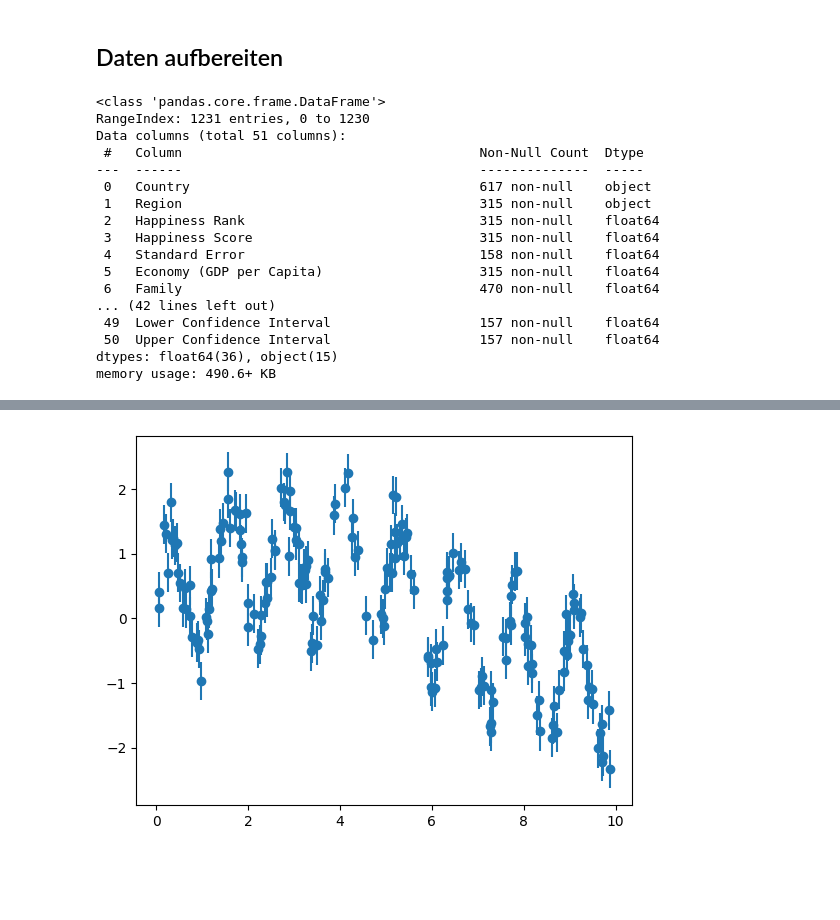
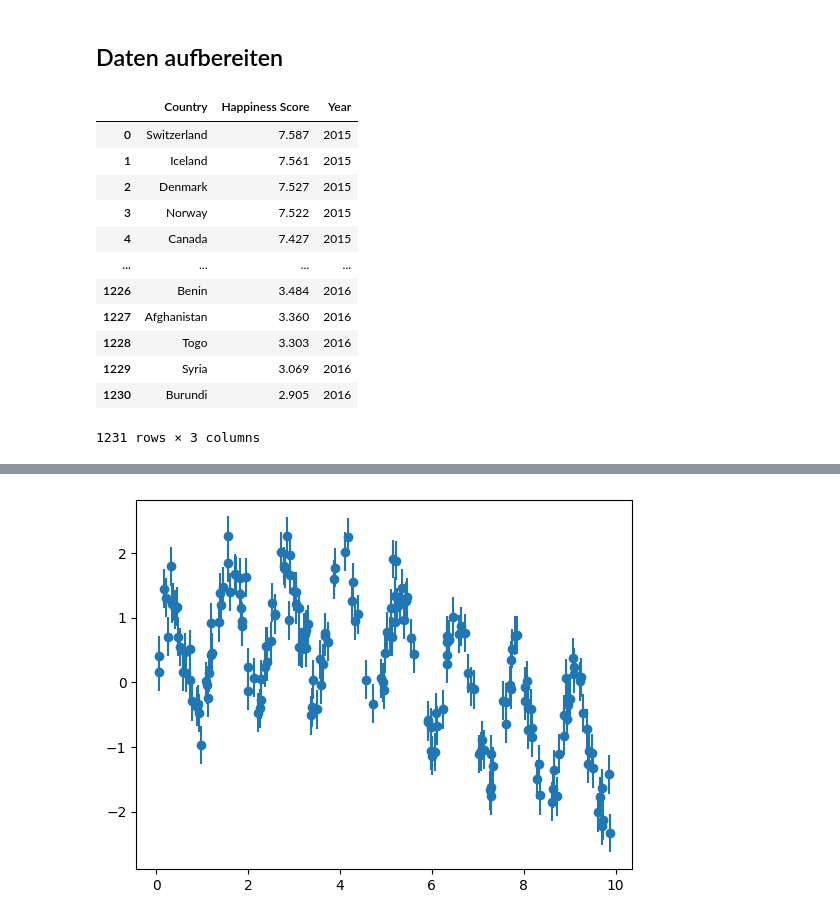
Before and after one commit to thirdcoffee/predicting-world-happiness, a Jupyter notebook: notebooks/predictor.ipynb, the cells around one changed output, grey strips where cells are left out. Cells and saved outputs as stored; diff of their text form; code cells hidden in the pictures; blank space fills up the shorter version.

Commit message:
read in data input and clean it

```diff
--- a/notebooks/predictor.ipynb
+++ b/notebooks/predictor.ipynb
@@ -11,30 +11,52 @@ import sklearn as sk
 import os
 # %% [markdown]
 ## Daten aufbereiten
-# %%
-#Alle WHI Dateien einlesen und in einen Dataframe concaten
-whi_all_years = pd.DataFrame()
-
-for f in os.listdir('../data/WHI'):
-    whi_data = pd.read_csv('../data/WHI/' + f)
-    whi_all_years = pd.concat([whi_all_years, whi_data], ignore_index=True)
-
-whi_all_years.head()
-# %% [output]
-<class 'pandas.core.frame.DataFrame'>
-RangeIndex: 1231 entries, 0 to 1230
-Data columns (total 51 columns):
- #   Column                                      Non-Null Count  Dtype
----  ------                                      --------------  -----
- 0   Country                                     617 non-null    object
- 1   Region                                      315 non-null    object
- 2   Happiness Rank                              315 non-null    float64
- 3   Happiness Score                             315 non-null    float64
- 4   Standard Error                              158 non-null    float64
- 5   Economy (GDP per Capita)                    315 non-null    float64
- 6   Family                                      470 non-null    float64
-... (42 lines left out)
- 49  Lower Confidence Interval                   157 non-null    float64
- 50  Upper Confidence Interval                   157 non-null    float64
-dtypes: float64(36), object(15)
-memory usage: 490.6+ KB
+# %%
+# Dateien einlesen
+happiness_data = {}
+
+for f in os.listdir('../data/WHI/'):
+    year = f.split('.')[0]
+    happiness_data[year] = pd.read_csv('../data/WHI/' + f)
+
+# Anpassungen der Spaltennamen für manche Jahre
+happiness_data['2017'].rename(columns={'Happiness.Score': 'Happiness Score'}, inplace=True)
+
+happiness_data['2018'].rename(columns={'Country or region':'Country',
+                        'Score':'Happiness Score'}, inplace=True)
+happiness_data['2019'].rename(columns={'Country or region':'Country',
+                        'Score':'Happiness Score'}, inplace=True)
+
+happiness_data['2020'].rename(columns={'Country name': 'Country',
+                        'Ladder score':'Happiness Score'}, inplace=True)
+happiness_data['2021'].rename(columns={'Country name': 'Country',
+                        'Ladder score':'Happiness Score'}, inplace=True)
+
+happiness_data['2022'].rename(columns={'Happiness score': 'Happiness Score'}, inplace=True)
+
+# Anpassungen Zahlenformat für 2022
+happiness_data['2022']['Happiness Score'] = happiness_data['2022']['Happiness Score'].str.replace(',', '.').astype(float)
+
+# Alle Spalten bis auf Land, Region und Happiness Score entfernen und eine Jahresspalte hinzufügen
+for df in happiness_data:
+    happiness_data[df] = happiness_data[df][['Country', 'Happiness Score']]
+    happiness_data[df]['Year'] = df
+
+# Alle Dataframes in ein Dataframe zusammenführen
+happiness_df = pd.concat(happiness_data, ignore_index=True)
+
+happiness_df
+# %% [output]
+|  | Country | Happiness Score | Year |
+| 0 | Switzerland | 7.587 | 2015 |
+| 1 | Iceland | 7.561 | 2015 |
+| 2 | Denmark | 7.527 | 2015 |
+| 3 | Norway | 7.522 | 2015 |
+| 4 | Canada | 7.427 | 2015 |
+| ... | ... | ... | ... |
+| 1226 | Benin | 3.484 | 2016 |
+| 1227 | Afghanistan | 3.360 | 2016 |
+| 1228 | Togo | 3.303 | 2016 |
+| 1229 | Syria | 3.069 | 2016 |
+| 1230 | Burundi | 2.905 | 2016 |
+1231 rows × 3 columns
```
Also changed, not shown: parts of 2 cells of this notebook.
